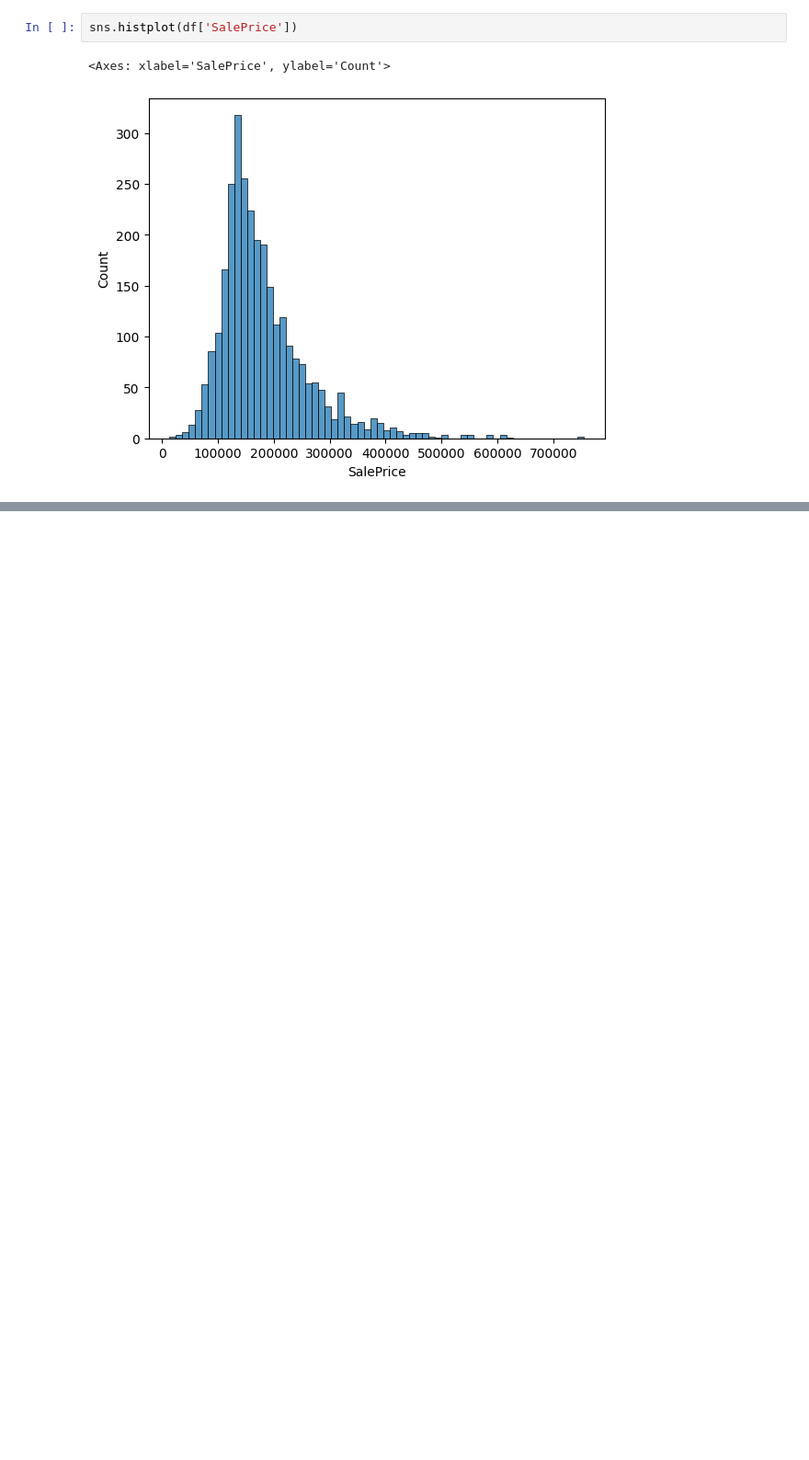
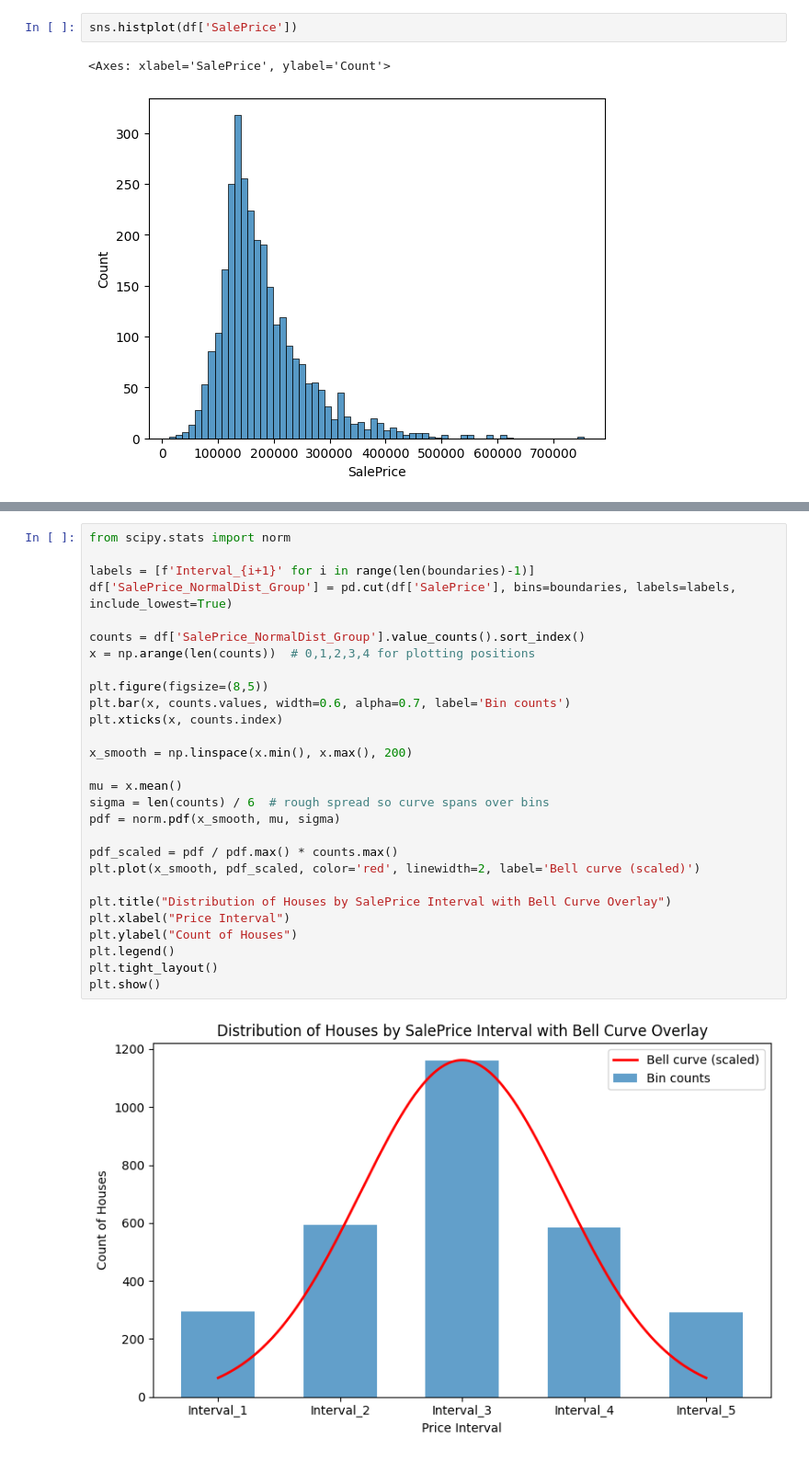
Before and after one commit to hedesiustefan/ML_Project, a Jupyter notebook: LAB3/ML_LAB3.ipynb, the cells around one changed output, grey strips where cells are left out. Shown: that part at 92% size. Cells and saved outputs as stored; diff of their text form; blank space fills up the shorter version.

```diff
--- a/LAB3/ML_LAB3.ipynb
+++ b/LAB3/ML_LAB3.ipynb
@@ -18,0 +65,30 @@ sns.histplot(df['SalePrice'])
+# %%
+from scipy.stats import norm
+
+labels = [f'Interval_{i+1}' for i in range(len(boundaries)-1)]
+df['SalePrice_NormalDist_Group'] = pd.cut(df['SalePrice'], bins=boundaries, labels=labels, include_lowest=True)
+
+counts = df['SalePrice_NormalDist_Group'].value_counts().sort_index()
+x = np.arange(len(counts))  # 0,1,2,3,4 for plotting positions
+
+plt.figure(figsize=(8,5))
+plt.bar(x, counts.values, width=0.6, alpha=0.7, label='Bin counts')
+plt.xticks(x, counts.index)
+
+x_smooth = np.linspace(x.min(), x.max(), 200)
+
+mu = x.mean()
+sigma = len(counts) / 6  # rough spread so curve spans over bins
+pdf = norm.pdf(x_smooth, mu, sigma)
+
+pdf_scaled = pdf / pdf.max() * counts.max()
+plt.plot(x_smooth, pdf_scaled, color='red', linewidth=2, label='Bell curve (scaled)')
+
+plt.title("Distribution of Houses by SalePrice Interval with Bell Curve Overlay")
+plt.xlabel("Price Interval")
+plt.ylabel("Count of Houses")
+plt.legend()
+plt.tight_layout()
+plt.show()
+# %% [output]
+[figure, added]
```
Also changed, not shown: parts of 7 cells of this notebook, 1 other file.
